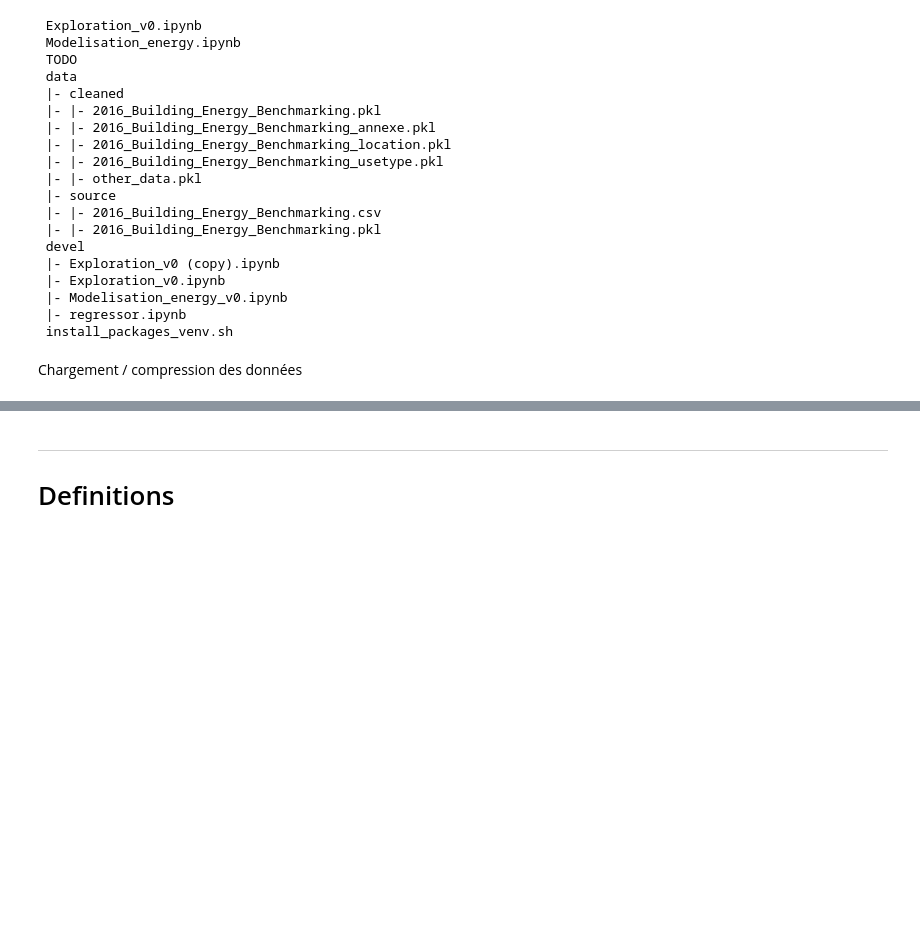
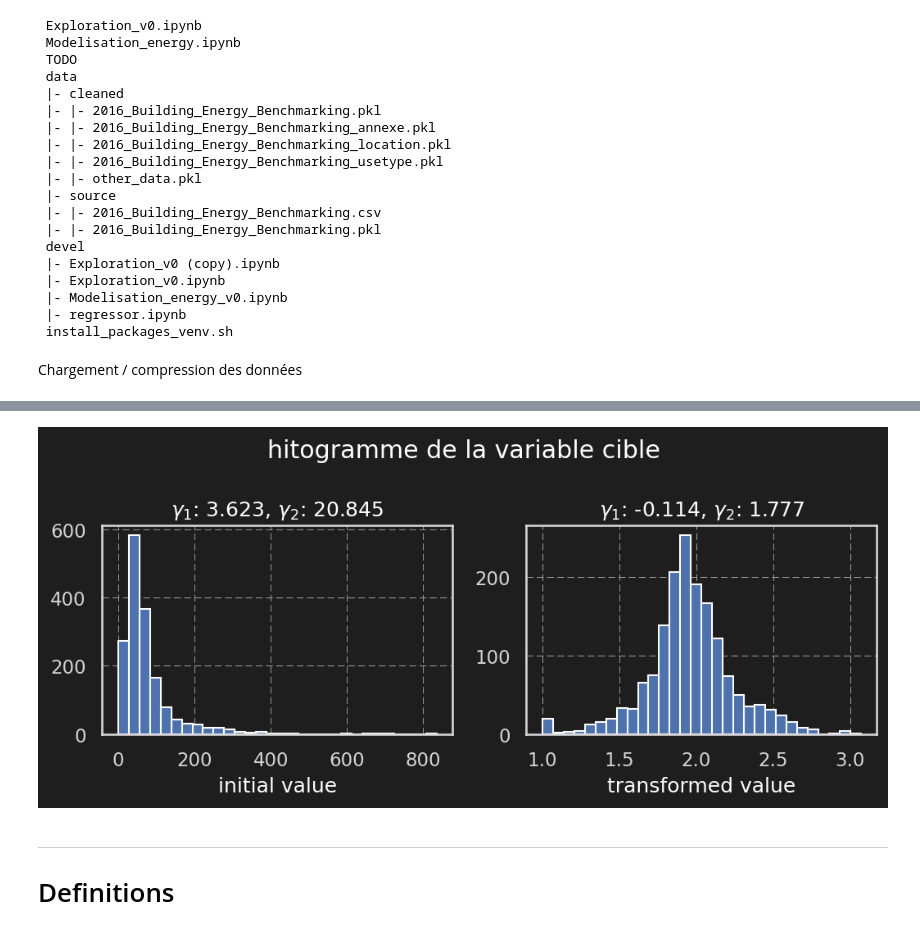
Before and after one commit to Thomas-Durand-Texte/OC-formation-Ingenieur-Machine-Learning, a Jupyter notebook: Projetcs/03_energy/Modelisation_energy.ipynb, the cells around one changed output, grey strips where cells are left out. Drawn from its saved outputs; the diff is of its cells as text; code cells hidden in the pictures; blank space fills up the shorter version.

```diff
--- a/Projetcs/03_energy/Modelisation_energy.ipynb
+++ b/Projetcs/03_energy/Modelisation_energy.ipynb
@@ -258,20 +260,0 @@ y shape: (1648,)
-# %%
-print('features_1:\n', features_1)
-print('\nfeatures_2:\n', features_2)
-print('\nfeatures_3:\n', features_3)
-print('\nfeatures_4:\n', features_4)
-
-target = features_2[2]
-y = df[target].values
-
-# y /= df['PropertyGFABuilding(s)'].values
-
-y_add_transform = (1.-y.min() )
-y = np.log( y + y_add_transform )
-
-str_out = f'log( {target} )'
-
-i_nan = np.isnan( y.ravel() )
-for Xi in [X_propotion_PropertyUseTypeGFA, X_ParkingGFA, X_propotion_energy]:
-    i_nan = i_nan & ( np.isnan( Xi ).reshape(y.size, -1).max(1) )
-print( '\nNumber of NaN: {:}'.format( i_nan.sum() ) )
@@ -295,3 +261,29 @@ ax.set_title( f'skweness: {skew:.3f}, kurtosis: {kurtosis:.3f}')
+# %%
+class TargetTransformer:
+    def __init__(self, y):
+        self.cst = 1.-y.min()
+    def transform(self, y ):
+        return (y+self.cst)**(1/6)
+    def reverse(self, y_transformed ):
+        return self.cst + y_transformed**6
+
+transformers = {'y': TargetTransformer(y)}
+y_transformed = transformers['y'].transform(y)
+
+fig, axs = plt.subplots( ncols=2, figsize=(18*cm,8*cm) )
+axs[0].hist( y, bins=30 )
+axs[1].hist( y_transformed, bins=30 )
+
+axs[0].set_title( r'$\gamma_1$: {:.3f}, $\gamma_2$: {:.3f}'.format( st.skew(y), st.kurtosis(y) ) )
+axs[1].set_title( r'$\gamma_1$: {:.3f}, $\gamma_2$: {:.3f}'.format( st.skew(y_transformed), st.kurtosis(y_transformed) ) )
+
+axs[0].set_xlabel('initial value')
+axs[1].set_xlabel('transformed value')
+
+fig.suptitle('hitogramme de la variable cible')
+fig.tight_layout()
+# %% [output]
+[figure, added]
 # %% [markdown]
 ***
 # Definitions
```
Also changed, not shown: parts of 27 cells of this notebook.
